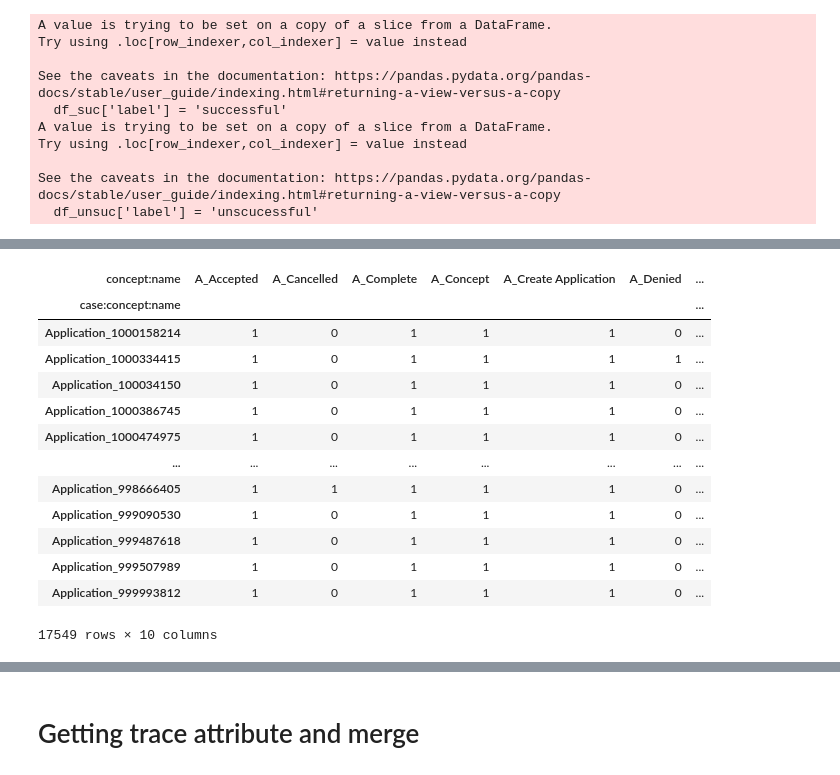
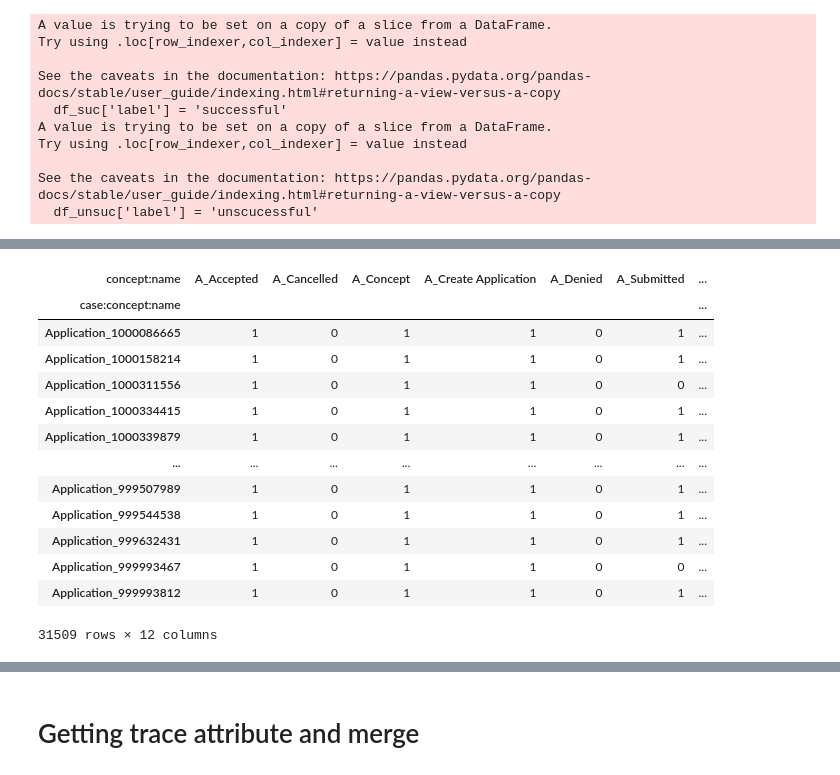
Before and after one commit to xuyou1999/APM_project_group8, a Jupyter notebook: encoding.ipynb, the cells around one changed output, grey strips where cells are left out. Drawn from its saved outputs; the diff is of its cells as text; code cells hidden in the pictures.

```diff
--- a/encoding.ipynb
+++ b/encoding.ipynb
@@ -16,7 +12,14 @@ df = pm4py.convert_to_dataframe(event_log)
+# %%
+event_log1 = pm4py.read_xes('data/A_events_new.xes')
+event_log2 = pm4py.read_xes('data/OA_events.xes')
+# %%
+df1 = pm4py.convert_to_dataframe(event_log1)
+df2 = pm4py.convert_to_dataframe(event_log2)
 # %%
-df['time:timestamp'] = pd.to_datetime(df['time:timestamp'], utc=True)
-df['Year'] = df['time:timestamp'].dt.year
-df['Month'] = df['time:timestamp'].dt.month
+df1['time:timestamp'] = pd.to_datetime(df1['time:timestamp'], utc=True)
+df2['time:timestamp'] = pd.to_datetime(df2['time:timestamp'], utc=True)
+df1['Year'] = df1['time:timestamp'].dt.year
+df1['Month'] = df1['time:timestamp'].dt.month
 # %% [markdown]
 # Add label
 # %%
@@ -76,21 +87,36 @@ unique_events
+# %%
+df2 = df2.sort_values(by=['case:concept:name', 'time:timestamp'])
+
+# Function to filter rows
+def filter_rows(group):
+    # Find the first occurrence of the specified 'concept:name'
+    idx = group[group['concept:name'].isin(['O_Sent (mail and online)', 'O_Sent (online only)'])].index.min()
+    # If found, keep rows up to and including the first occurrence
+    if pd.notna(idx):
+        return group.loc[:idx]
+    # If not found, return the group as is
+    return group
+
+# Apply the function to each group and combine the results
+filtered_df2 = df2.groupby('case:concept:name', group_keys=False).apply(filter_rows)
 # %%
-result = pd.crosstab(df['case:concept:name'], df['concept:name'])
+result = pd.crosstab(filtered_df2['case:concept:name'], filtered_df2['concept:name'])
 result
 # %% [output]
-| concept:name | A_Accepted | A_Cancelled | A_Complete | A_Concept | A_Create Application | A_Denied | ... |
+| concept:name | A_Accepted | A_Cancelled | A_Concept | A_Create Application | A_Denied | A_Submitted | ... |
 | case:concept:name |  |  |  |  |  |  | ... |
-| Application_1000158214 | 1 | 0 | 1 | 1 | 1 | 0 | ... |
-| Application_1000334415 | 1 | 0 | 1 | 1 | 1 | 1 | ... |
-| Application_100034150 | 1 | 0 | 1 | 1 | 1 | 0 | ... |
-| Application_1000386745 | 1 | 0 | 1 | 1 | 1 | 0 | ... |
-| Application_1000474975 | 1 | 0 | 1 | 1 | 1 | 0 | ... |
+| Application_1000086665 | 1 | 0 | 1 | 1 | 0 | 1 | ... |
+| Application_1000158214 | 1 | 0 | 1 | 1 | 0 | 1 | ... |
+| Application_1000311556 | 1 | 0 | 1 | 1 | 0 | 0 | ... |
+| Application_1000334415 | 1 | 0 | 1 | 1 | 0 | 1 | ... |
+| Application_1000339879 | 1 | 0 | 1 | 1 | 0 | 1 | ... |
 | ... | ... | ... | ... | ... | ... | ... | ... |
-| Application_998666405 | 1 | 1 | 1 | 1 | 1 | 0 | ... |
-| Application_999090530 | 1 | 0 | 1 | 1 | 1 | 0 | ... |
-| Application_999487618 | 1 | 0 | 1 | 1 | 1 | 0 | ... |
-| Application_999507989 | 1 | 0 | 1 | 1 | 1 | 0 | ... |
-| Application_999993812 | 1 | 0 | 1 | 1 | 1 | 0 | ... |
+| Application_999507989 | 1 | 0 | 1 | 1 | 0 | 1 | ... |
+| Application_999544538 | 1 | 0 | 1 | 1 | 0 | 1 | ... |
+| Application_999632431 | 1 | 0 | 1 | 1 | 0 | 1 | ... |
+| Application_999993467 | 1 | 0 | 1 | 1 | 0 | 0 | ... |
+| Application_999993812 | 1 | 0 | 1 | 1 | 0 | 1 | ... |
-17549 rows × 10 columns
+31509 rows × 12 columns
 # %%
 result = result.reindex(unique_events, axis=1, fill_value=0)
 result
```
Also changed, not shown: parts of 22 cells of this notebook, 1 other file.
